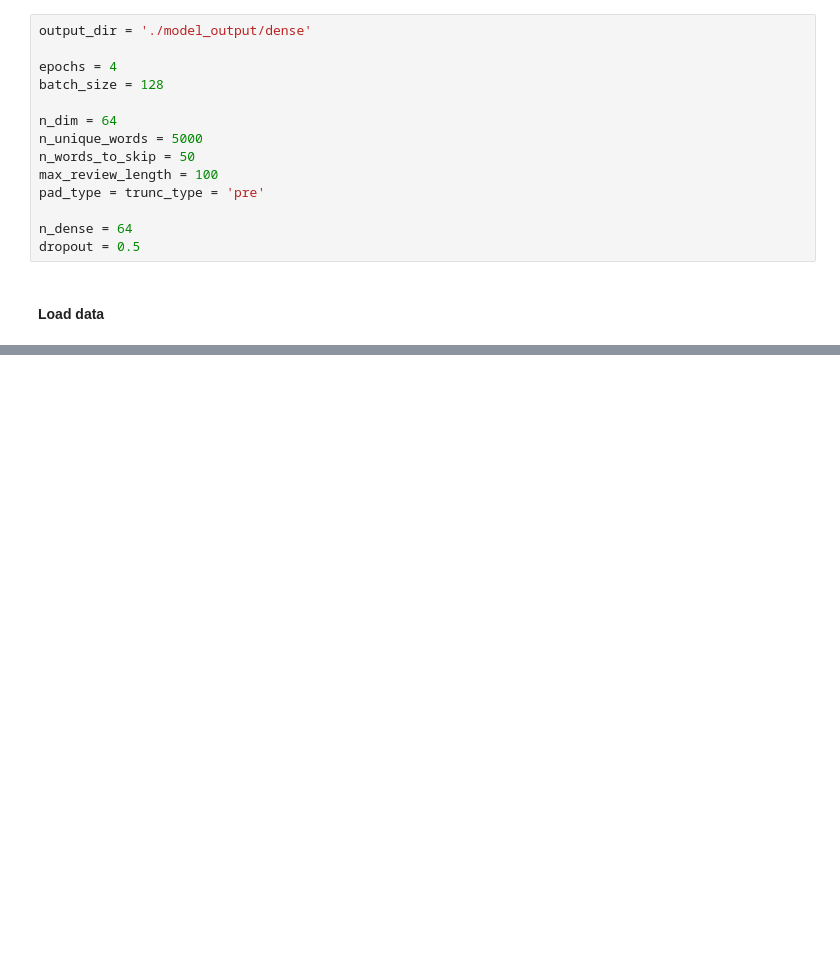
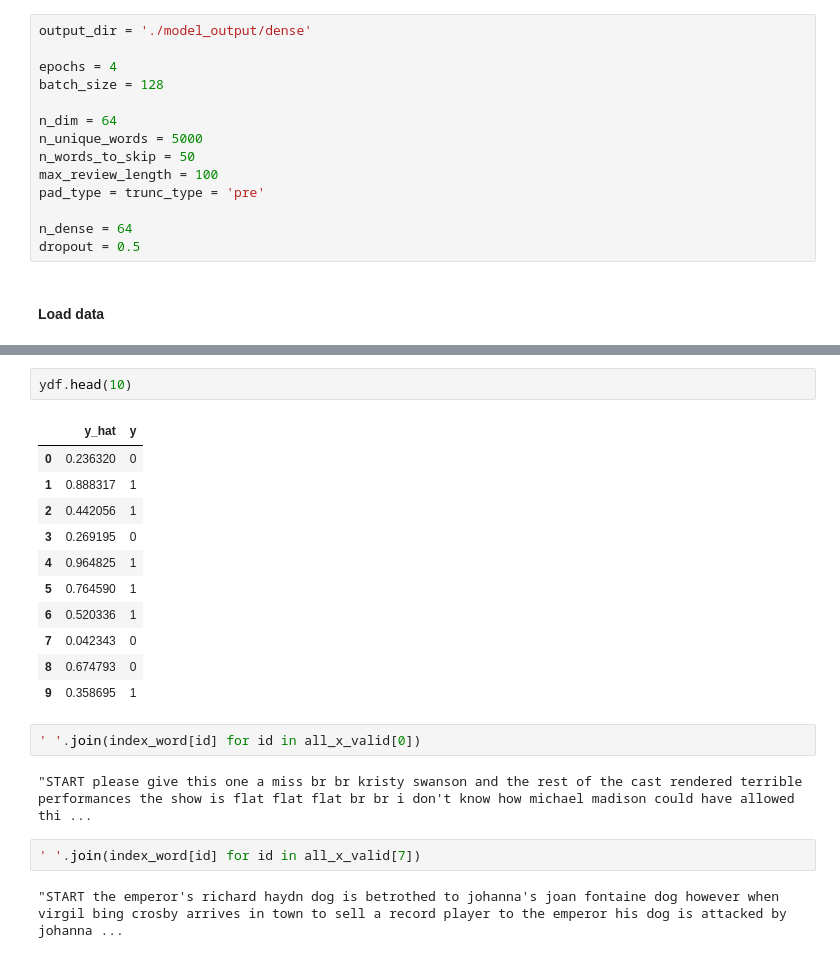
Before and after one commit to siddhx/Natural-Language-Processing, a Jupyter notebook: dense_sentiment_classifier.ipynb, the cells around one changed output, grey strips where cells are left out. Drawn from its saved outputs; the diff is of its cells as text; blank space fills up the shorter version.

```diff
--- a/dense_sentiment_classifier.ipynb
+++ b/dense_sentiment_classifier.ipynb
@@ -37,0 +281,22 @@ dropout = 0.5
+# %%
+ydf.head(10)
+# %% [output]
+|  | y_hat | y |
+| 0 | 0.236320 | 0 |
+| 1 | 0.888317 | 1 |
+| 2 | 0.442056 | 1 |
+| 3 | 0.269195 | 0 |
+| 4 | 0.964825 | 1 |
+| 5 | 0.764590 | 1 |
+| 6 | 0.520336 | 1 |
+| 7 | 0.042343 | 0 |
+| 8 | 0.674793 | 0 |
+| 9 | 0.358695 | 1 |
+# %%
+' '.join(index_word[id] for id in all_x_valid[0])
+# %% [output]
+"START please give this one a miss br br kristy swanson and the rest of the cast rendered terrible performances the show is flat flat flat br br i don't know how michael madison could have allowed thi ...
+# %%
+' '.join(index_word[id] for id in all_x_valid[7])
+# %% [output]
+"START the emperor's richard haydn dog is betrothed to johanna's joan fontaine dog however when virgil bing crosby arrives in town to sell a record player to the emperor his dog is attacked by johanna ...
```
Also changed, not shown: parts of 47 cells of this notebook, 4 other files.
